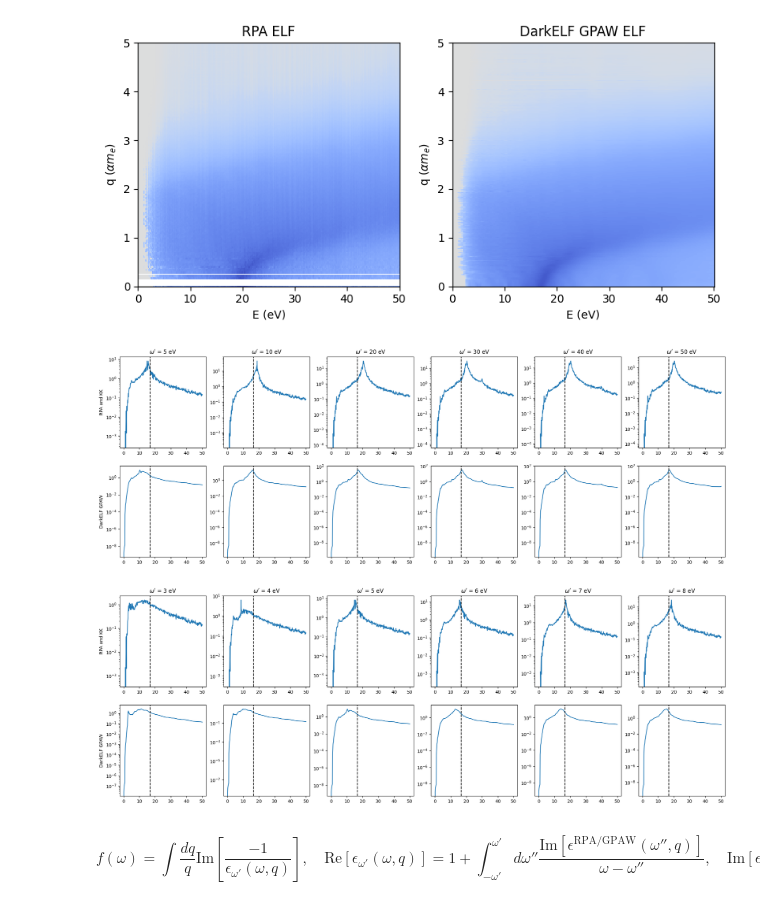
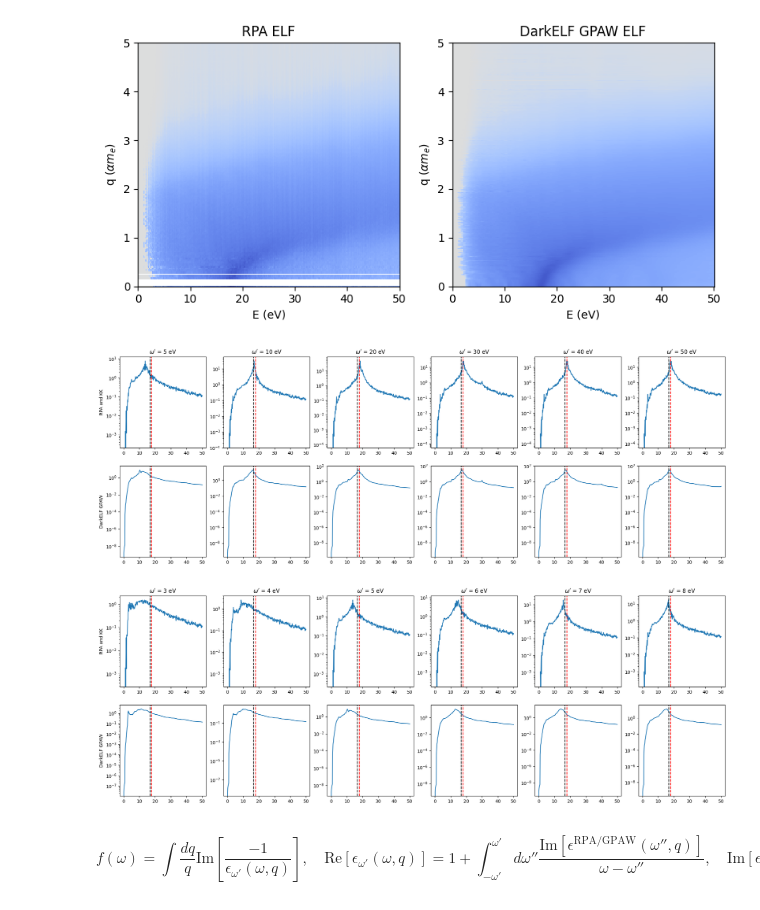
Before and after one commit to meganhott/QCDark2, a Jupyter notebook: plasmon_peak.ipynb, the cells around one changed output. Drawn from its saved outputs; the diff is of its cells as text; code cells hidden in the pictures.

```diff
--- a/plasmon_peak.ipynb
+++ b/plasmon_peak.ipynb
@@ -18,7 +19,7 @@ bin_centers = gen_bin_centers(q_max=5)
 eps_6 = epsilon_r(bin_centers, binned_eps)
 # %%
 #RPA Kramers-Kronig
-def kk_2d(eps_im, E, n_E, corr=False):
+def kk_2d(eps_im, E, n_E):
     #eps_im = np.imag(eps)
     eps_re = np.zeros((eps_im.shape[0], E.shape[0]))
     for n, En in enumerate(E):
@@ -26,8 +27,6 @@ def kk_2d(eps_im, E, n_E, corr=False):
         eps_im_pv = np.delete(eps_im, n, axis=1)[:,:n_E]
 
         eps_re[:,n] = 2/np.pi*parmt.dE*(np.sum(E_pv[None,:n_E] * eps_im_pv / (E_pv[None,:n_E]**2 - En**2), axis=1) - 0.5*(E_pv[None,0]*eps_im_pv[:,0]/(E_pv[None,0]**2-En**2) + E_pv[None,n_E-2]*eps_im_pv[:,-1]/(E_pv[None,n_E-2]**2-En**2))) #trapezoid rule
-    if corr:
-        eps_re = eps_re*4*np.pi
     return eps_re + 1
 # %%
 #DarkELF
@@ -84,9 +80,9 @@ plt.tight_layout()
 # %%
 #ELF
 fig, ax = plt.subplots(1,2, figsize=(8,4))
-elf = 4*np.pi*eps_6_im/((4*np.pi*eps_6_im)**2+eps_6_re**2)
+elf = np.imag(eps_6)/((np.imag(eps_6))**2+np.real(eps_6)**2)
 elf_max = np.max(elf[np.invert(np.isnan(elf))])
-im0 = ax[0].pcolormesh(E, q, 4*np.pi*eps_6_im/((4*np.pi*eps_6_im)**2+eps_6_re**2), cmap=c, norm=matplotlib.colors.SymLogNorm(th, vmin=-elf_max, vmax=elf_max))
+im0 = ax[0].pcolormesh(E, q, elf, cmap=c, norm=matplotlib.colors.SymLogNorm(th, vmin=-elf_max, vmax=elf_max))
 ax[0].set_title('RPA ELF')
 im1 = ax[1].pcolormesh(E, q, darkelf_gpaw.eps2(E, q*alpha*mElectron)/((darkelf_gpaw.eps2(E, q*alpha*mElectron))**2+darkelf_gpaw.eps1(E, q*alpha*mElectron)**2), cmap=c, norm=matplotlib.colors.SymLogNorm(th, vmin=-elf_max, vmax=elf_max))
 #ax[1].axvline(16.7)
@@ -101,11 +97,9 @@ plt.show()
 # %%
 #Plasmon peak
 
-def f(eps_im, E, q, wp, corr=False):
-    if corr:
-        eps_im = eps_im*4*np.pi
+def f(eps_im, E, q, wp):
     n_E = int(wp/parmt.dE)
-    eps_re_wp = kk_2d(eps_im, E, n_E, corr=False)
+    eps_re_wp = kk_2d(eps_im, E, n_E)
     eps_wp = eps_im + 1j*eps_re_wp
 
     elf = eps_im/((eps_im)**2+eps_re_wp**2)
@@ -119,35 +113,39 @@ fig, ax = plt.subplots(2, len(wp), figsize=(4*len(wp),8))
 #im0 = ax[0].pcolormesh(E, q, f(eps_6_im, E, q, 10, corr=True), norm=matplotlib.colors.SymLogNorm(1e-6))
 #im0 = ax[1].pcolormesh(E, q, f(eps_6_im, E, q, 200, corr=True), norm=matplotlib.colors.SymLogNorm(1e-6))
 for i,w in enumerate(wp):
-    ax[(0,i)].plot(E, f(eps_6_im, E, q, w, corr=True))
+    ax[(0,i)].plot(E, f(np.imag(eps_6), E, q, w))
     ax[(0,i)].set_yscale('log')
     ax[(0,i)].set_title(fr"$\omega'$ = {w} eV")
     ax[(0,i)].axvline(16.7, color='k', linestyle='--')
-    ax[(1,i)].plot(E, f(darkelf_gpaw.eps2(E, q*alpha*mElectron), E, q, w, corr=False))
+    ax[(0,i)].axvline(17.9, color='r', linestyle='--')
+    ax[(1,i)].plot(E, f(darkelf_gpaw.eps2(E, q*alpha*mElectron), E, q, w))
     ax[(1,i)].set_yscale('log')
     ax[(1,i)].axvline(16.7, color='k', linestyle='--')
+    ax[(1,i)].axvline(17.9, color='r', linestyle='--')
 ax[(0,0)].set_ylabel('RPA and KK')
 ax[(1,0)].set_ylabel('DarkELF GPAW')
 plt.show()
 # %% [output]
-[figure, old version]
+[figure, new version]
 # %%
 wp = [3,4,5,6,7,8]
 fig, ax = plt.subplots(2, len(wp), figsize=(4*len(wp),8))
 #im0 = ax[0].pcolormesh(E, q, f(eps_6_im, E, q, 10, corr=True), norm=matplotlib.colors.SymLogNorm(1e-6))
 #im0 = ax[1].pcolormesh(E, q, f(eps_6_im, E, q, 200, corr=True), norm=matplotlib.colors.SymLogNorm(1e-6))
 for i,w in enumerate(wp):
-    ax[(0,i)].plot(E, f(eps_6_im, E, q, w, corr=True))
+    ax[(0,i)].plot(E, f(np.imag(eps_6), E, q, w))
     ax[(0,i)].set_yscale('log')
     ax[(0,i)].set_title(fr"$\omega'$ = {w} eV")
     ax[(0,i)].axvline(16.7, color='k', linestyle='--')
-    ax[(1,i)].plot(E, f(darkelf_gpaw.eps2(E, q*alpha*mElectron), E, q, w, corr=False))
+    ax[(0,i)].axvline(17.9, color='r', linestyle='--')
+    ax[(1,i)].plot(E, f(darkelf_gpaw.eps2(E, q*alpha*mElectron), E, q, w))
     ax[(1,i)].set_yscale('log')
     ax[(1,i)].axvline(16.7, color='k', linestyle='--')
+    ax[(1,i)].axvline(17.9, color='r', linestyle='--')
 ax[(0,0)].set_ylabel('RPA and KK')
 ax[(1,0)].set_ylabel('DarkELF GPAW')
 plt.show()
 # %% [output]
-[figure, old version]
+[figure, new version]
 # %% [markdown]
 $$\displaystyle f(\omega) = \int \frac{dq}{q} \text{Im}\left[\frac{-1}{\epsilon_{\omega'}(\omega, q)}\right], \quad \text{Re}[\epsilon_{\omega'}(\omega, q)] = 1 + \int_{-\omega'}^{\omega'} d\omega'' \frac{\text{Im}[\epsilon^{\text{RPA/GPAW}}(\omega'', q)]}{\omega - \omega''}, \quad \text{Im}[\epsilon_{\omega'}(\omega, q)] = \text{Im}[\epsilon^{\text{RPA/GPAW}}(\omega, q)]$$
```
Also changed, not shown: parts of 3 cells of this notebook, 3 other files.
